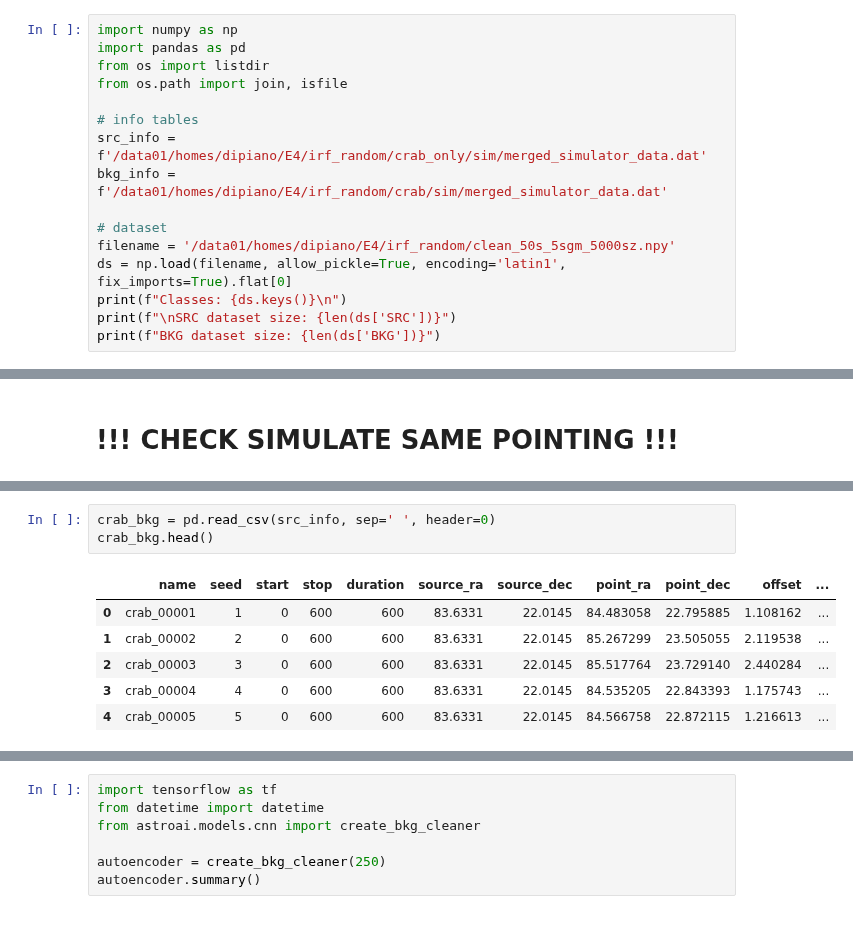
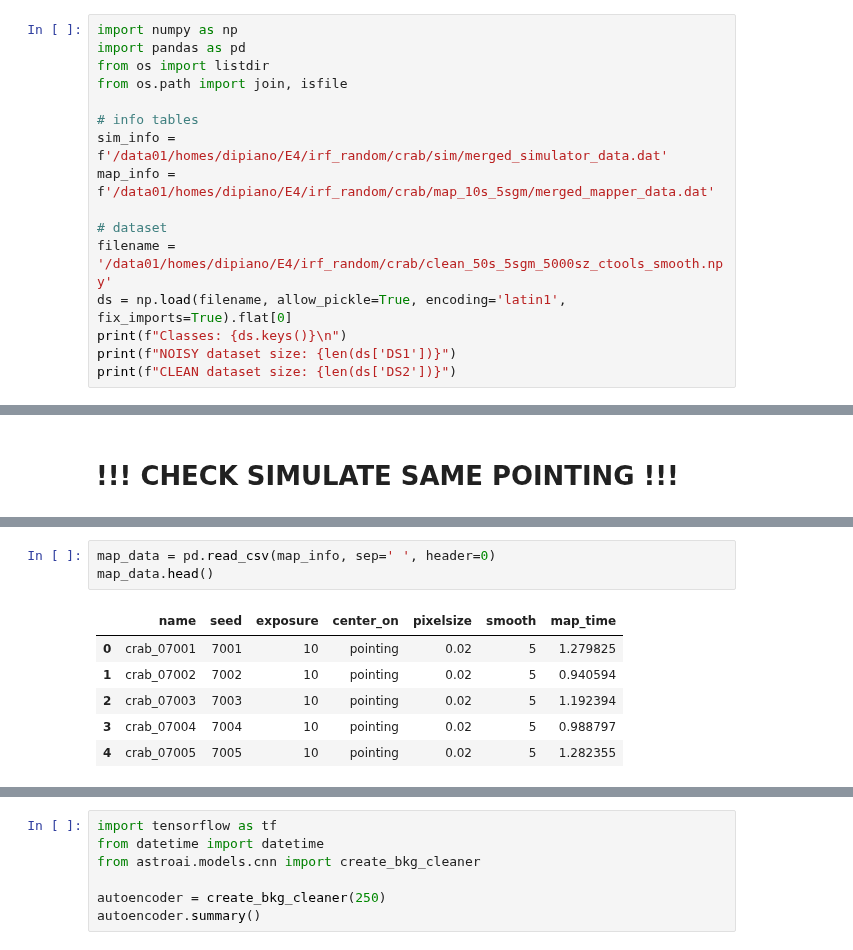
Before and after one commit to ambra-dipiano/astroAI, a Jupyter notebook: astroai/notebooks/cnn-cleaner.ipynb, the cells around one changed output, grey strips where cells are left out. Saved outputs shown, nothing was run; the diff lists cells and outputs as text.

```diff
--- a/astroai/notebooks/cnn-cleaner.ipynb
+++ b/astroai/notebooks/cnn-cleaner.ipynb
@@ -5,13 +5,13 @@ from os import listdir
 from os.path import join, isfile
 
 # info tables
-src_info = f'/data01/homes/dipiano/E4/irf_random/crab_only/sim/merged_simulator_data.dat'
-bkg_info = f'/data01/homes/dipiano/E4/irf_random/crab/sim/merged_simulator_data.dat'
+sim_info = f'/data01/homes/dipiano/E4/irf_random/crab/sim/merged_simulator_data.dat'
+map_info = f'/data01/homes/dipiano/E4/irf_random/crab/map_10s_5sgm/merged_mapper_data.dat'
 
 # dataset
-filename = '/data01/homes/dipiano/E4/irf_random/clean_50s_5sgm_5000sz.npy'
+filename = '/data01/homes/dipiano/E4/irf_random/crab/clean_50s_5sgm_5000sz_ctools_smooth.npy'
 ds = np.load(filename, allow_pickle=True, encoding='latin1', fix_imports=True).flat[0]
 print(f"Classes: {ds.keys()}\n")
-print(f"\nSRC dataset size: {len(ds['SRC'])}")
-print(f"BKG dataset size: {len(ds['BKG'])}")
+print(f"NOISY dataset size: {len(ds['DS1'])}")
+print(f"CLEAN dataset size: {len(ds['DS2'])}")
 # %% [output]
@@ -50,13 +49,13 @@ crab_only.head()
 # %%
-crab_bkg = pd.read_csv(src_info, sep=' ', header=0)
-crab_bkg.head()
+map_data = pd.read_csv(map_info, sep=' ', header=0)
+map_data.head()
 # %% [output]
-|  | name | seed | start | stop | duration | source_ra | source_dec | point_ra | point_dec | offset | ... |
-| 0 | crab_00001 | 1 | 0 | 600 | 600 | 83.6331 | 22.0145 | 84.483058 | 22.795885 | 1.108162 | ... |
-| 1 | crab_00002 | 2 | 0 | 600 | 600 | 83.6331 | 22.0145 | 85.267299 | 23.505055 | 2.119538 | ... |
-| 2 | crab_00003 | 3 | 0 | 600 | 600 | 83.6331 | 22.0145 | 85.517764 | 23.729140 | 2.440284 | ... |
-| 3 | crab_00004 | 4 | 0 | 600 | 600 | 83.6331 | 22.0145 | 84.535205 | 22.843393 | 1.175743 | ... |
-| 4 | crab_00005 | 5 | 0 | 600 | 600 | 83.6331 | 22.0145 | 84.566758 | 22.872115 | 1.216613 | ... |
+|  | name | seed | exposure | center_on | pixelsize | smooth | map_time |
+| 0 | crab_07001 | 7001 | 10 | pointing | 0.02 | 5 | 1.279825 |
+| 1 | crab_07002 | 7002 | 10 | pointing | 0.02 | 5 | 0.940594 |
+| 2 | crab_07003 | 7003 | 10 | pointing | 0.02 | 5 | 1.192394 |
+| 3 | crab_07004 | 7004 | 10 | pointing | 0.02 | 5 | 0.988797 |
+| 4 | crab_07005 | 7005 | 10 | pointing | 0.02 | 5 | 1.282355 |
 # %%
 from astroai.tools.utils import plot_heatmap
 
```
Also changed, not shown: parts of 4 cells of this notebook.
